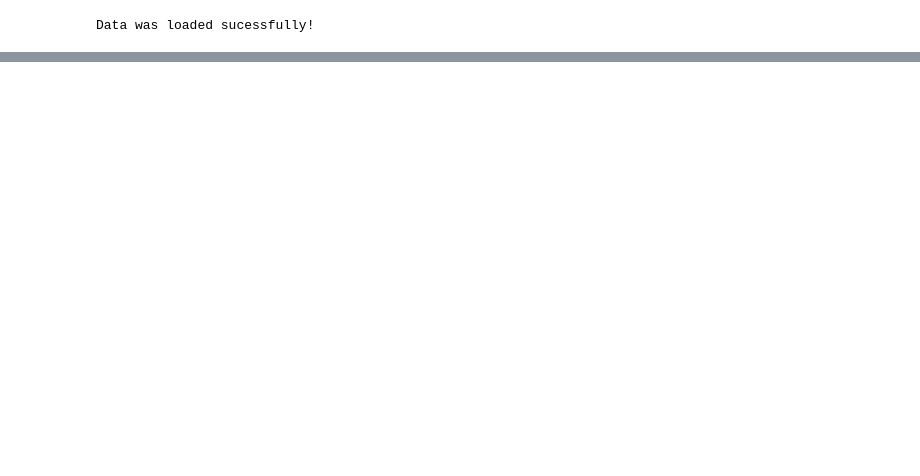
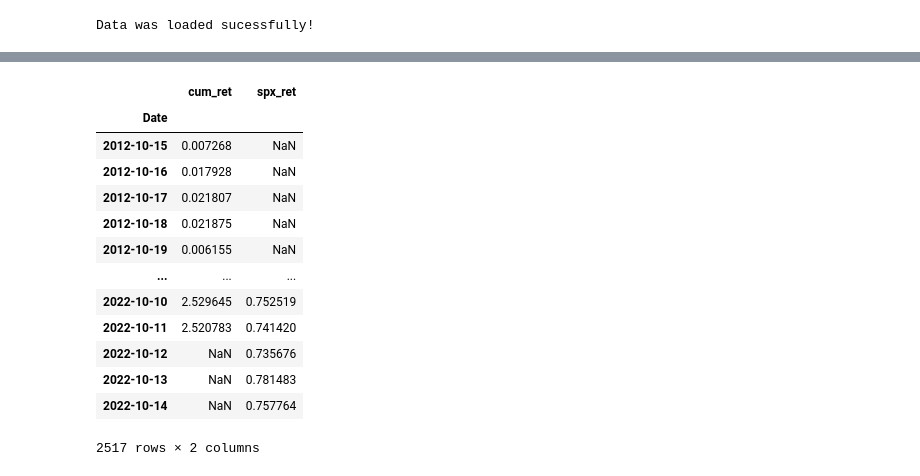
Before and after one commit to dariosandrucci/thesis, a Jupyter notebook: tests.ipynb, the cells around one changed output, grey strips where cells are left out. Saved outputs shown, nothing was run; the diff lists cells and outputs as text; code cells hidden in the pictures; blank space fills up the shorter version.

```diff
--- a/tests.ipynb
+++ b/tests.ipynb
@@ -22,0 +46,2 @@ plotEvalDiff(eVal0, eVal1, 2)
+# %%
+ref["spx_ret"] = np.cumprod(1 + ref['SPY'].values) - 1
@@ -22,0 +54,17 @@ plotEvalDiff(eVal0, eVal1, 2)
+# %%
+rets
+# %% [output]
+|  | cum_ret | spx_ret |
+| Date |  |  |
+| 2012-10-15 | 0.007268 | NaN |
+| 2012-10-16 | 0.017928 | NaN |
+| 2012-10-17 | 0.021807 | NaN |
+| 2012-10-18 | 0.021875 | NaN |
+| 2012-10-19 | 0.006155 | NaN |
+| ... | ... | ... |
+| 2022-10-10 | 2.529645 | 0.752519 |
+| 2022-10-11 | 2.520783 | 0.741420 |
+| 2022-10-12 | NaN | 0.735676 |
+| 2022-10-13 | NaN | 0.781483 |
+| 2022-10-14 | NaN | 0.757764 |
+2517 rows × 2 columns
```
Also changed, not shown: parts of 18 cells of this notebook, 1 other file.
